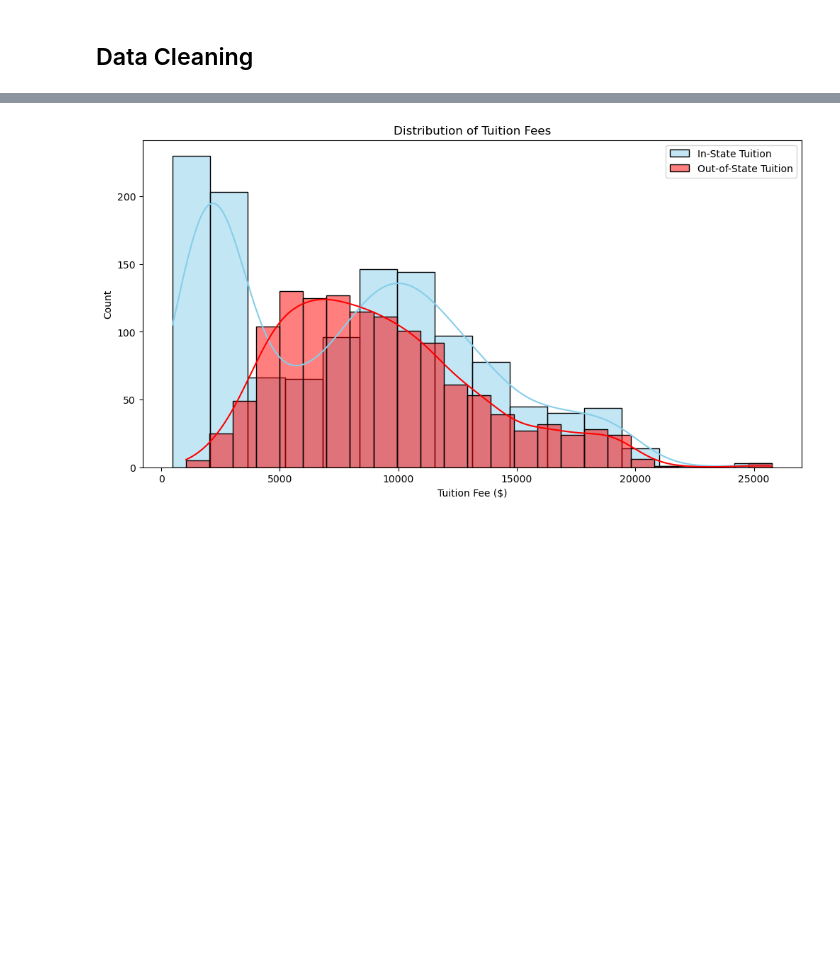
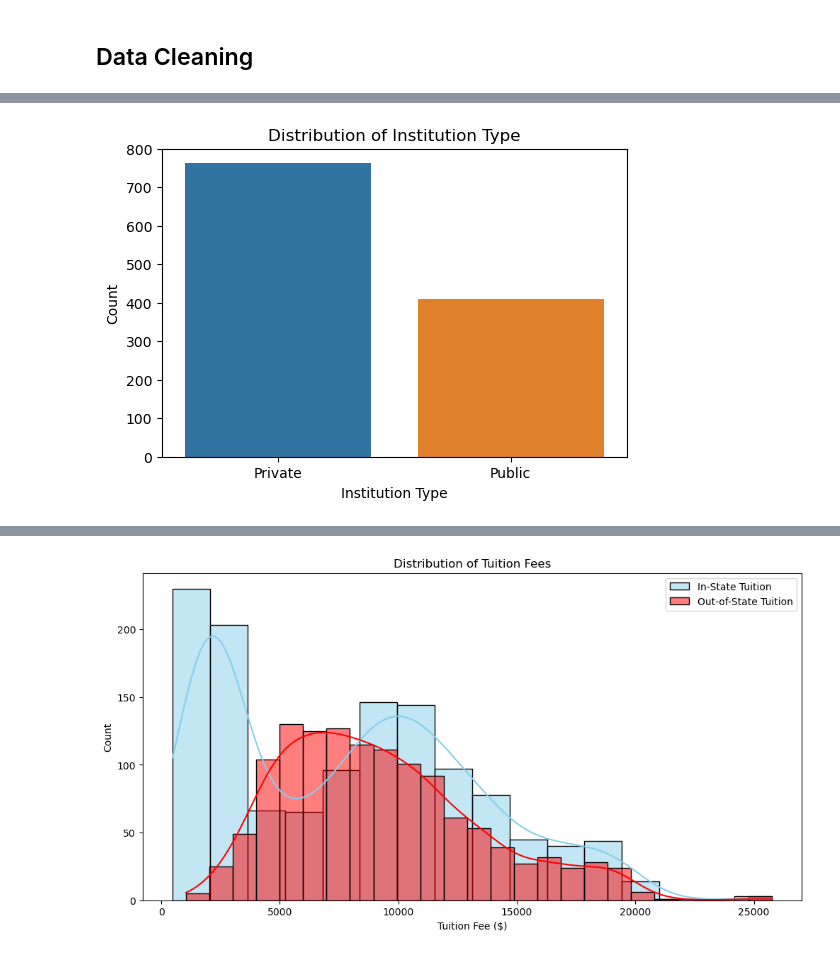
Before and after one commit to jamesleemeredith/Dexian-Technical-Challenge, a Jupyter notebook: full_analysis.ipynb, the cells around one changed output, grey strips where cells are left out. Cells and saved outputs as stored; diff of their text form; code cells hidden in the pictures; blank space fills up the shorter version.

```diff
--- a/full_analysis.ipynb
+++ b/full_analysis.ipynb
@@ -320,0 +549,10 @@ plt.show()
+# %%
+# Visualization: Distribution of public vs. private institutions
+plt.figure(figsize=(6, 4))
+sns.countplot(x='institution_type', data=df)
+plt.title('Distribution of Institution Type')
+plt.xlabel('Institution Type')
+plt.ylabel('Count')
+plt.show()
+# %% [output]
+[figure, added]
```
Also changed, not shown: parts of 63 cells of this notebook.
